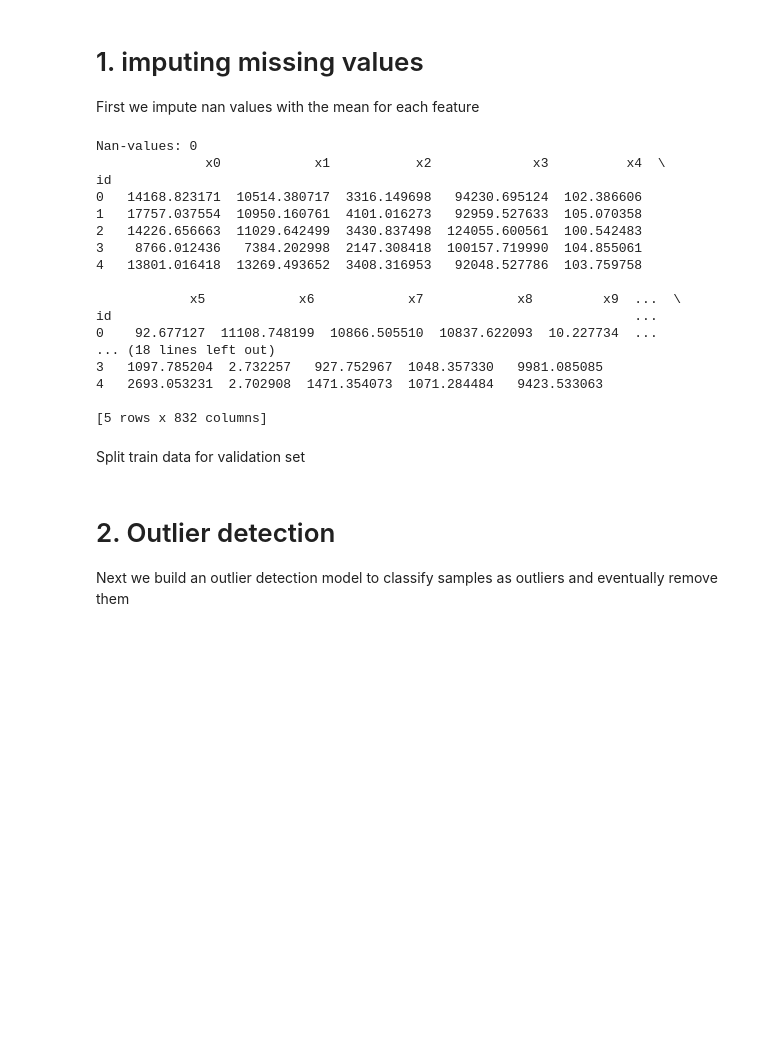
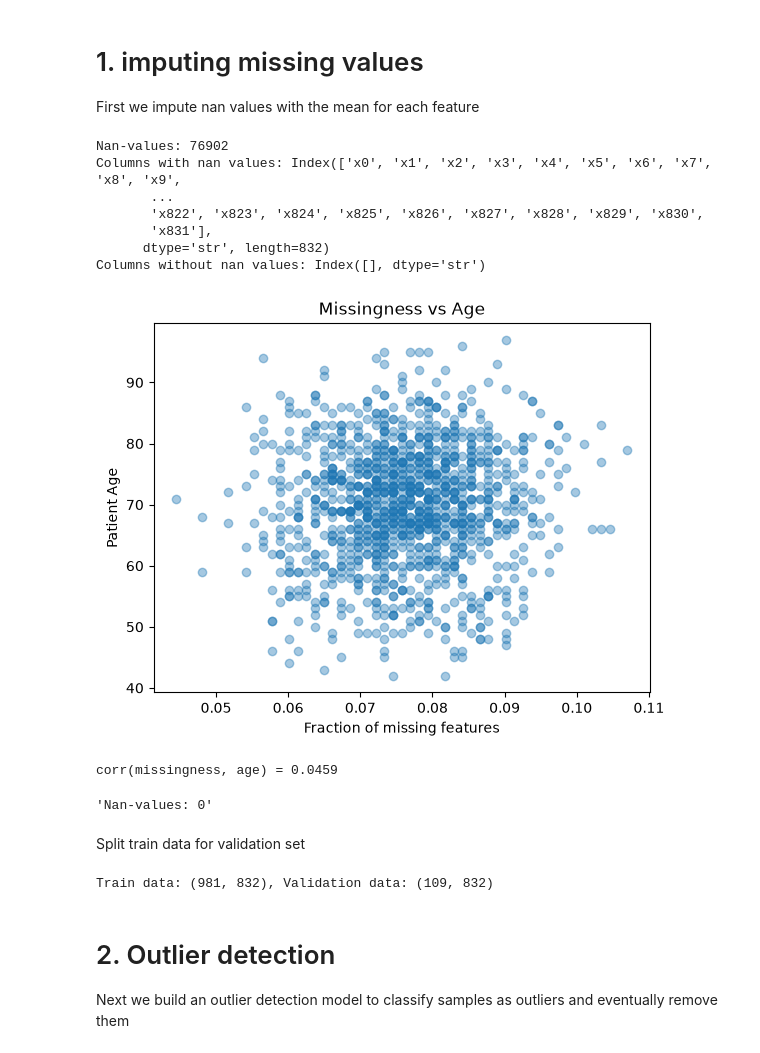
Before and after one commit to cgriede/aml2026-project-1, a Jupyter notebook: main.ipynb, the cells around one changed output. Drawn from its saved outputs; the diff is of its cells as text; code cells hidden in the pictures; blank space fills up the shorter version.

```diff
--- a/main.ipynb
+++ b/main.ipynb
@@ -50,36 +59,51 @@ plt.show()
 
 First we impute nan values with the mean for each feature
 # %%
-from sklearn.model_selection import train_test_split
-
-
-X_train.fillna(pd.Series(X_train.mean()), inplace=True)
-X_test.fillna(pd.Series(X_test.mean()), inplace=True)
-y_train.fillna(pd.Series(y_train.mean()), inplace=True)
+#how many nan values are there?
+print(f"Nan-values: {X_train.isna().sum().sum()}")
+#which columns have nan values?
+print(f"Columns with nan values: {X_train.columns[X_train.isna().any()]}")
+print(f"Columns without nan values: {X_train.columns[~X_train.isna().any()]}")
 # %% [output]
-Nan-values: 0
-              x0            x1           x2             x3          x4  \
-id
-0   14168.823171  10514.380717  3316.149698   94230.695124  102.386606
-1   17757.037554  10950.160761  4101.016273   92959.527633  105.070358
-2   14226.656663  11029.642499  3430.837498  124055.600561  100.542483
-3    8766.012436   7384.202998  2147.308418  100157.719990  104.855061
-4   13801.016418  13269.493652  3408.316953   92048.527786  103.759758
-
-            x5            x6            x7            x8         x9  ...  \
-id                                                                   ...
-0    92.677127  11108.748199  10866.505510  10837.622093  10.227734  ...
-... (18 lines left out)
-3   1097.785204  2.732257   927.752967  1048.357330   9981.085085
-4   2693.053231  2.702908  1471.354073  1071.284484   9423.533063
-
-[5 rows x 832 columns]
+Nan-values: 76902
+Columns with nan values: Index(['x0', 'x1', 'x2', 'x3', 'x4', 'x5', 'x6', 'x7', 'x8', 'x9',
+       ...
+       'x822', 'x823', 'x824', 'x825', 'x826', 'x827', 'x828', 'x829', 'x830',
+       'x831'],
+      dtype='str', length=832)
+Columns without nan values: Index([], dtype='str')
+# %%
+# One point per sample: row missing-rate vs age
+row_missing = X_train.isna().mean(axis=1)
+plt.scatter(row_missing, y_train["y"], alpha=0.4)
+plt.xlabel("Fraction of missing features")
+plt.ylabel("Patient Age")
+plt.title("Missingness vs Age")
+plt.show()
+print(f"corr(missingness, age) = {row_missing.corr(y_train['y']):.4f}")
+# %% [output]
+[figure, added]
+corr(missingness, age) = 0.0459
+# %%
+imputation_function = np.median
+
+X_train.fillna(imputation_function(X_train), inplace=True)
+X_test.fillna(imputation_function(X_test), inplace=True)
+y_train.fillna(imputation_function(y_train), inplace=True)
+
+f"Nan-values: {X_train.isna().sum().sum()}"
+# %% [output]
+'Nan-values: 0'
 # %% [markdown]
 Split train data for validation set
 # %%
+from sklearn.model_selection import train_test_split
 
-print(f"Nan-values: {X_train.isna().sum().sum()}")
 X_train, X_val, y_train, y_val = train_test_split(X_train, y_train, test_size=0.1, random_state=RANDOM_STATE)
+
+print(f"Train data: {X_train.shape}, Validation data: {X_val.shape}")
+# %% [output]
+Train data: (981, 832), Validation data: (109, 832)
 # %% [markdown]
 # 2. Outlier detection
 Next we build an outlier detection model to classify samples as outliers and eventually remove them
```
Also changed, not shown: parts of 5 cells of this notebook, 16 other files.
